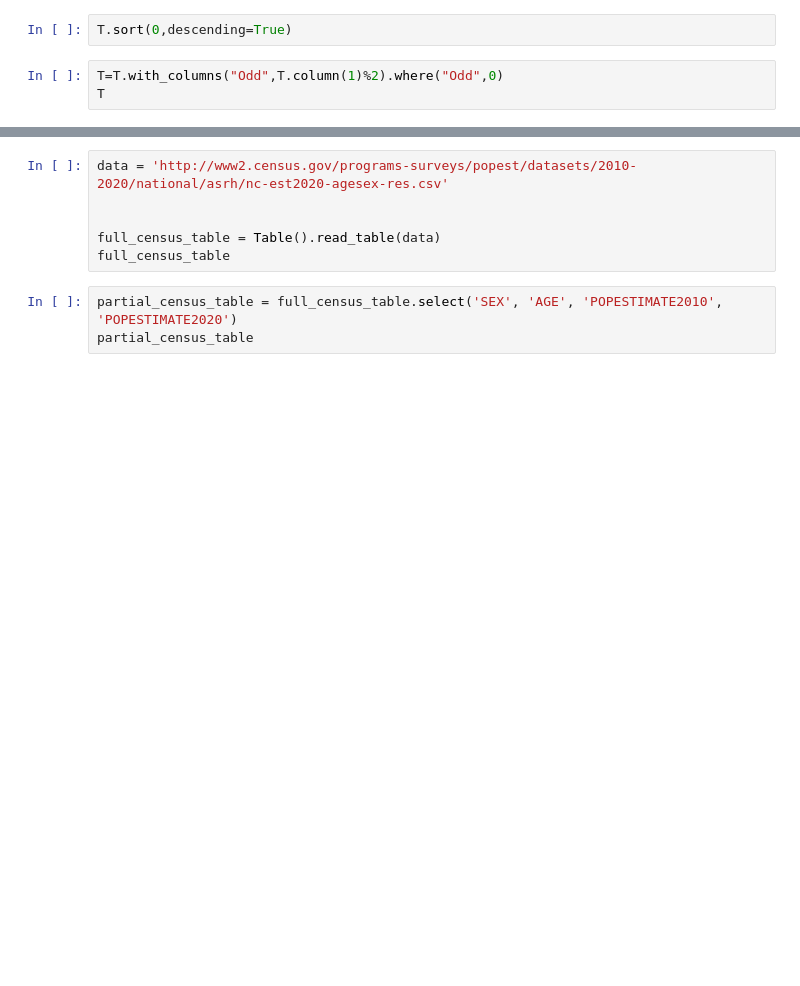
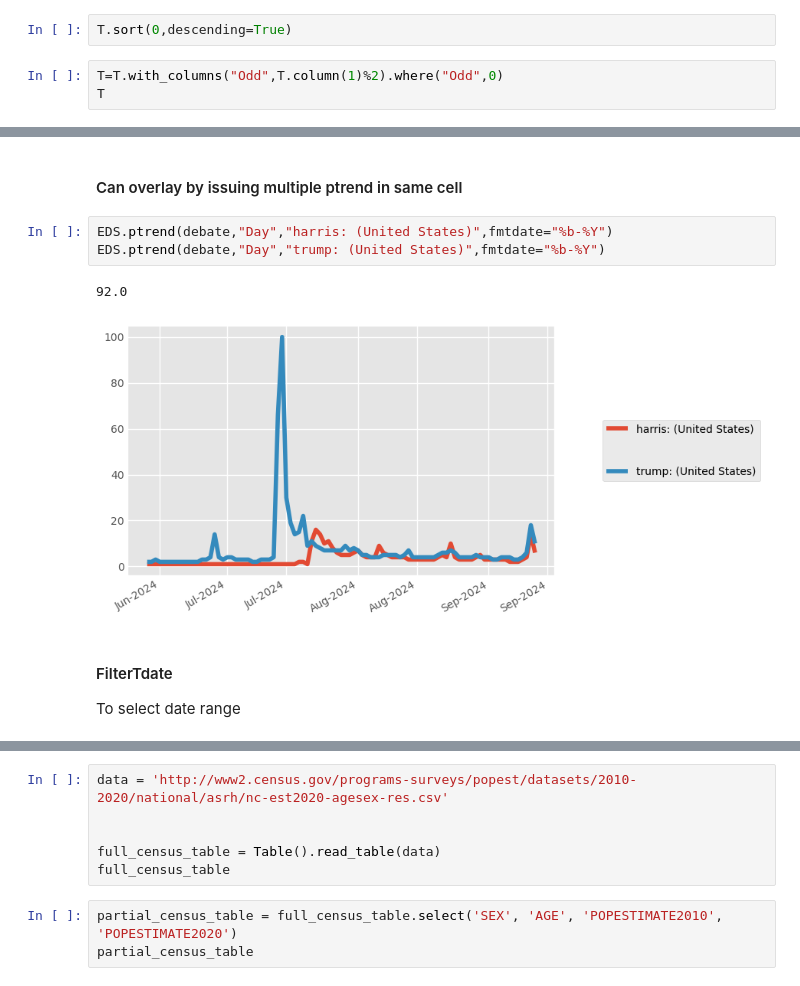
Before and after one commit to laserchemist/datascience, a Jupyter notebook: Fall 2024/Class_Examples/class006.ipynb, the cells around one changed output, grey strips where cells are left out. Cells and saved outputs as stored; diff of their text form; blank space fills up the shorter version.

```diff
--- a/Fall 2024/Class_Examples/class006.ipynb
+++ b/Fall 2024/Class_Examples/class006.ipynb
@@ -30,0 +79,11 @@ T
+# %% [markdown]
+#### Can overlay by issuing multiple ptrend in same cell
+# %%
+EDS.ptrend(debate,"Day","harris: (United States)",fmtdate="%b-%Y")
+EDS.ptrend(debate,"Day","trump: (United States)",fmtdate="%b-%Y")
+# %% [output]
+92.0
+[figure, added]
+# %% [markdown]
+#### FilterTdate
+To select date range
```
Also changed, not shown: parts of 22 cells of this notebook.
